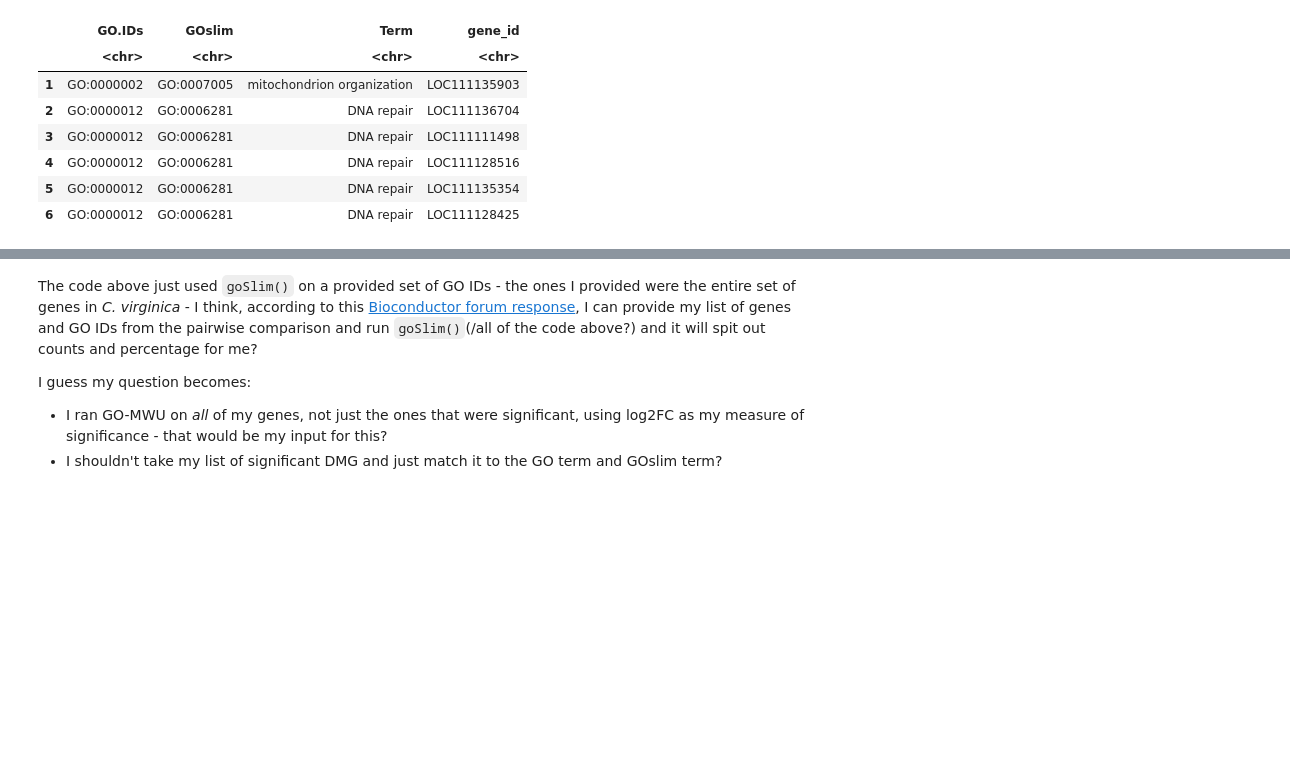
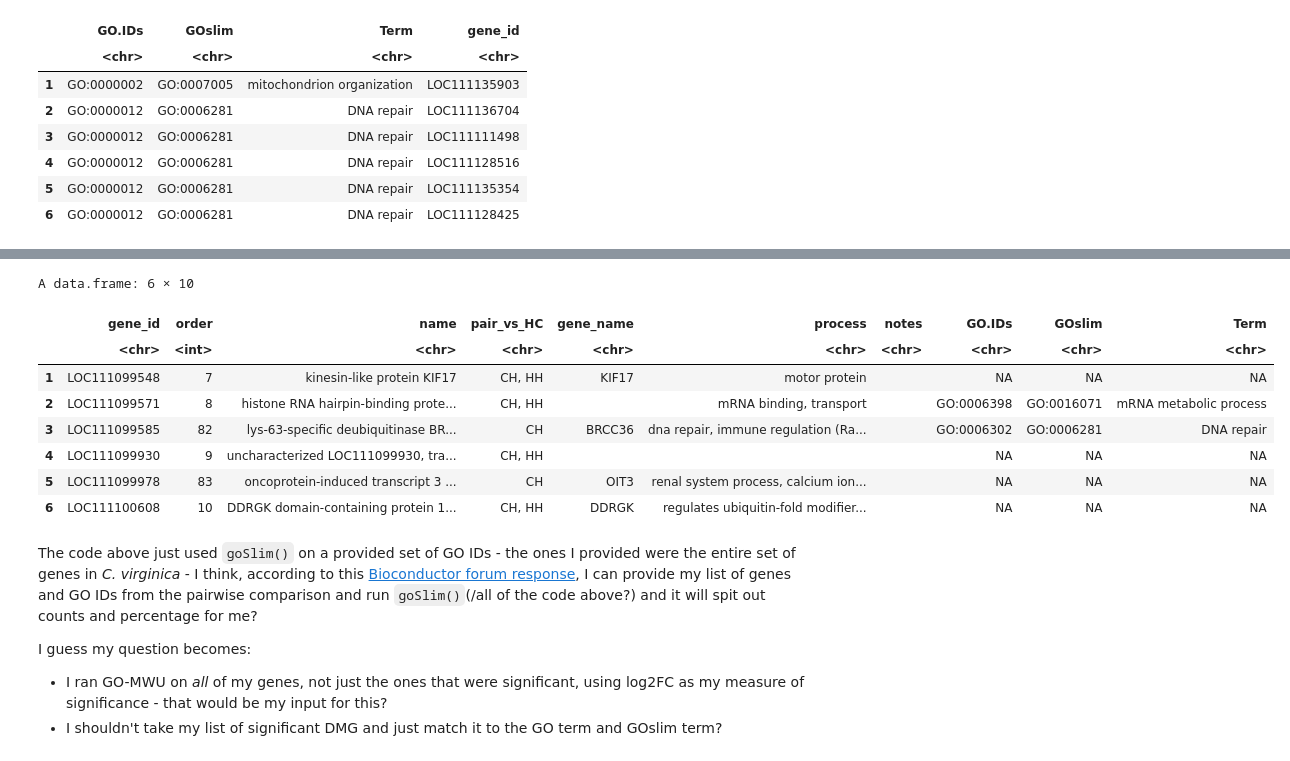
Before and after one commit to jgmcdonough/CE18_methylRAD_analysis, a Jupyter notebook: analysis/DMGs_analysis/mapGO2GOslim.ipynb, the cells around one changed output, grey strips where cells are left out. Drawn from its saved outputs; the diff is of its cells as text; code cells hidden in the pictures; blank space fills up the shorter version.

Commit message:
add code to map GO slim terms and IDs to annotated list of sig DMGs

```diff
--- a/analysis/DMGs_analysis/mapGO2GOslim.ipynb
+++ b/analysis/DMGs_analysis/mapGO2GOslim.ipynb
@@ -418,0 +423,8 @@ A data.frame: 6 × 4
+# %%
+sigDMG <- read.csv('/project/pi_sarah_gignouxwolfsohn_uml_edu/julia/CE_MethylRAD_analysis_2018/analysis/deseq_res_files/sig_DMGs/all_sigDMG_annotated.csv')
+
+# renaming columns
+colnames(sigDMG)[2] <- 'gene_id'
+colnames(sigDMG)[7] <- 'notes'
+
+head(sigDMG)
@@ -418,0 +453,14 @@ A data.frame: 6 × 4
+# %%
+# merge dfs, keeping all sigDMG that don't have matching goSlim term
+sigDMG.goSlim <- merge(sigDMG, gene2GOslim, by = 'gene_id', all.x = TRUE)
+head(sigDMG.goSlim)
+# %% [output]
+A data.frame: 6 × 10
+|  | gene_id | order | name | pair_vs_HC | gene_name | process | notes | GO.IDs | GOslim | Term |
+|  | <chr> | <int> | <chr> | <chr> | <chr> | <chr> | <chr> | <chr> | <chr> | <chr> |
+| 1 | LOC111099548 | 7 | kinesin-like protein KIF17 | CH, HH | KIF17 | motor protein |  | NA | NA | NA |
+| 2 | LOC111099571 | 8 | histone RNA hairpin-binding prote... | CH, HH |  | mRNA binding, transport |  | GO:0006398 | GO:0016071 | mRNA metabolic process |
+| 3 | LOC111099585 | 82 | lys-63-specific deubiquitinase BR... | CH | BRCC36 | dna repair, immune regulation (Ra... |  | GO:0006302 | GO:0006281 | DNA repair |
+| 4 | LOC111099930 | 9 | uncharacterized LOC111099930, tra... | CH, HH |  |  |  | NA | NA | NA |
+| 5 | LOC111099978 | 83 | oncoprotein-induced transcript 3 ... | CH | OIT3 | renal system process, calcium ion... |  | NA | NA | NA |
+| 6 | LOC111100608 | 10 | DDRGK domain-containing protein 1... | CH, HH | DDRGK | regulates ubiquitin-fold modifier... |  | NA | NA | NA |
```
Also changed, not shown: parts of 5 cells of this notebook.
